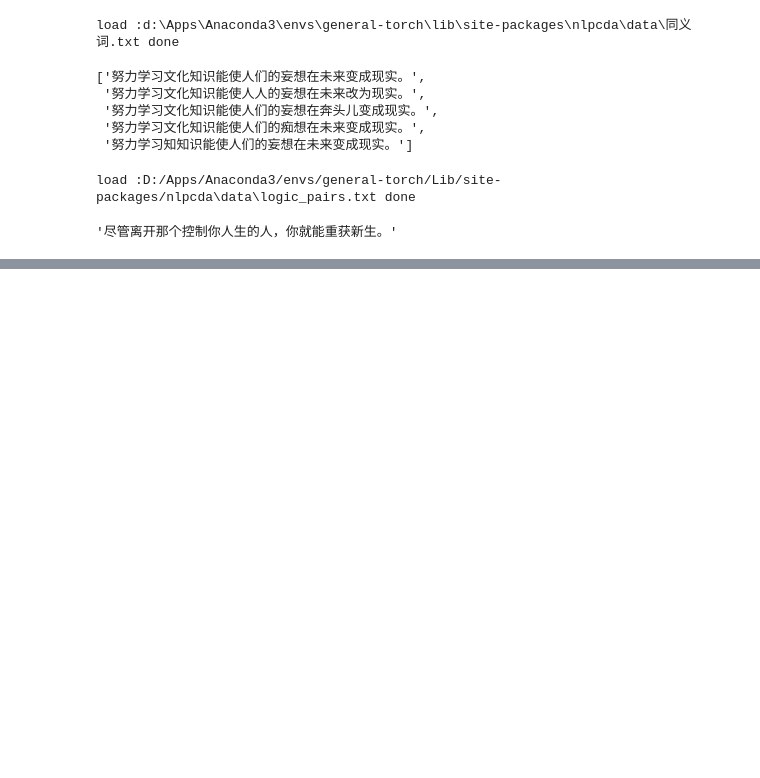
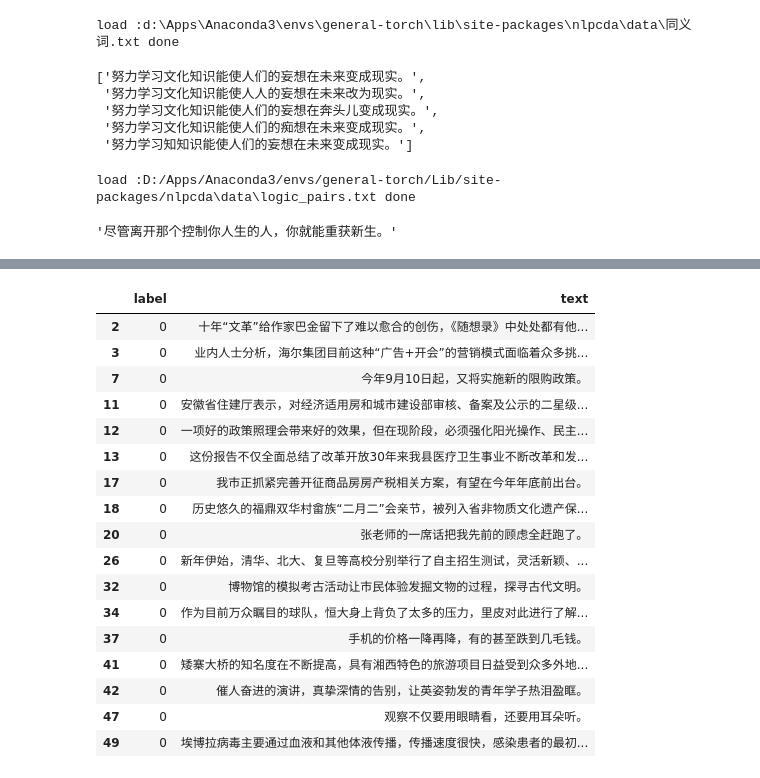
Before and after one commit to holajoa/chinese-grammar-error-detection, a Jupyter notebook: notebooks/detailed_da.ipynb, the cells around one changed output, grey strips where cells are left out. Cells and saved outputs as stored; diff of their text form; code cells hidden in the pictures; blank space fills up the shorter version.

```diff
--- a/notebooks/detailed_da.ipynb
+++ b/notebooks/detailed_da.ipynb
@@ -171,0 +261,3 @@ load :D:/Apps/Anaconda3/envs/general-torch/Lib/site-packages/nlpcda\data\logic_p
+# %%
+sample = pd.read_csv('../finetuned_models/ensemble_1/roberta_word_based/data/dev.csv', sep='\t')[:50]
+sample_ds = DatasetWithAuxiliaryEmbeddings(df=sample, **TRAIN_DATASET_CONFIGS)
@@ -171,0 +289,22 @@ load :D:/Apps/Anaconda3/envs/general-torch/Lib/site-packages/nlpcda\data\logic_p
+# %%
+neg = sample[sample.label == 0]
+neg
+# %% [output]
+|  | label | text |
+| 2 | 0 | 十年“文革”给作家巴金留下了难以愈合的创伤，《随想录》中处处都有他... |
+| 3 | 0 | 业内人士分析，海尔集团目前这种“广告+开会”的营销模式面临着众多挑... |
+| 7 | 0 | 今年9月10日起，又将实施新的限购政策。 |
+| 11 | 0 | 安徽省住建厅表示，对经济适用房和城市建设部审核、备案及公示的二星级... |
+| 12 | 0 | 一项好的政策照理会带来好的效果，但在现阶段，必须强化阳光操作、民主... |
+| 13 | 0 | 这份报告不仅全面总结了改革开放30年来我县医疗卫生事业不断改革和发... |
+| 17 | 0 | 我市正抓紧完善开征商品房房产税相关方案，有望在今年年底前出台。 |
+| 18 | 0 | 历史悠久的福鼎双华村畲族“二月二”会亲节，被列入省非物质文化遗产保... |
+| 20 | 0 | 张老师的一席话把我先前的顾虑全赶跑了。 |
+| 26 | 0 | 新年伊始，清华、北大、复旦等高校分别举行了自主招生测试，灵活新颖、... |
+| 32 | 0 | 博物馆的模拟考古活动让市民体验发掘文物的过程，探寻古代文明。 |
+| 34 | 0 | 作为目前万众瞩目的球队，恒大身上背负了太多的压力，里皮对此进行了解... |
+| 37 | 0 | 手机的价格一降再降，有的甚至跌到几毛钱。 |
+| 41 | 0 | 矮寨大桥的知名度在不断提高，具有湘西特色的旅游项目日益受到众多外地... |
+| 42 | 0 | 催人奋进的演讲，真挚深情的告别，让英姿勃发的青年学子热泪盈眶。 |
+| 47 | 0 | 观察不仅要用眼睛看，还要用耳朵听。 |
+| 49 | 0 | 埃博拉病毒主要通过血液和其他体液传播，传播速度很快，感染患者的最初... |
```
Also changed, not shown: parts of 25 cells of this notebook, 48 other files.
